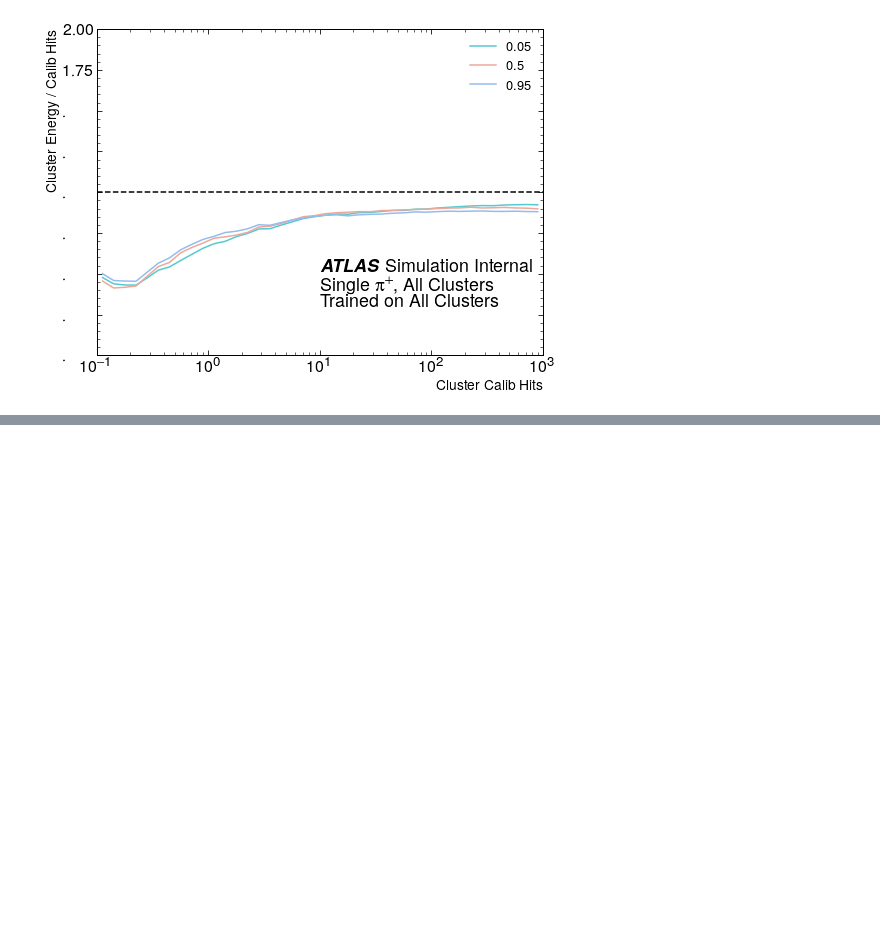
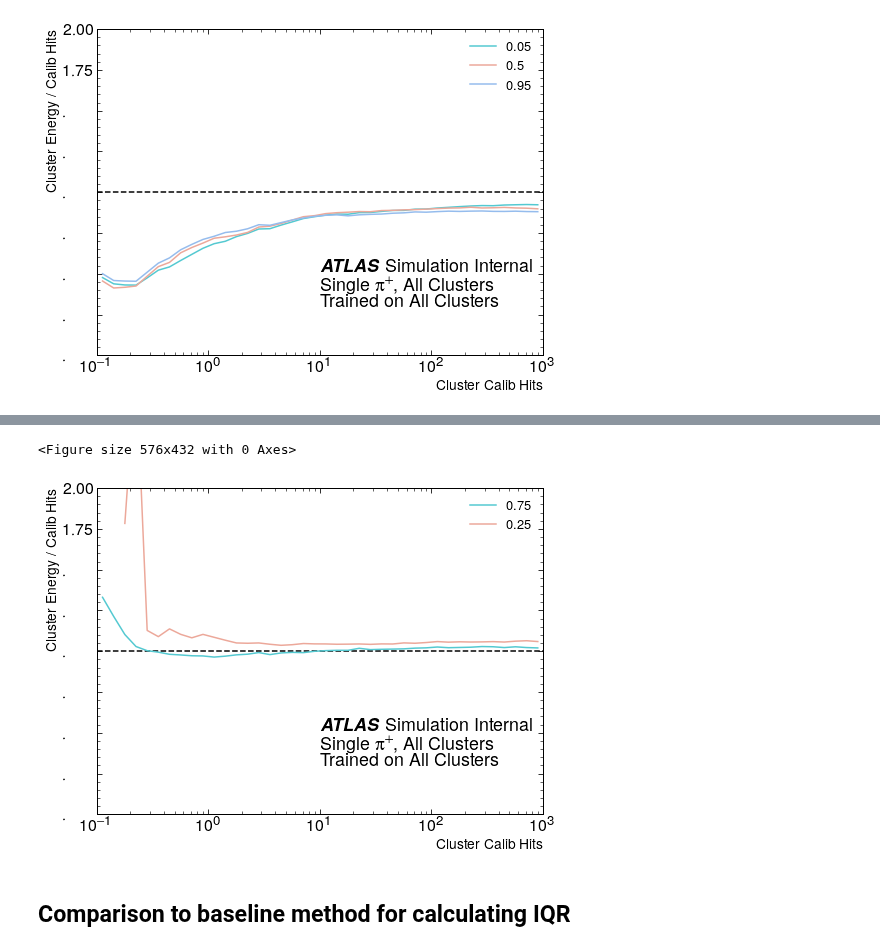
Before and after one commit to russbate42/UBCPionML, a Jupyter notebook: regression/regression-resolution.ipynb, the cells around one changed output, grey strips where cells are left out. Cells and saved outputs as stored; diff of their text form; code cells hidden in the pictures; blank space fills up the shorter version.

```diff
--- a/regression/regression-resolution.ipynb
+++ b/regression/regression-resolution.ipynb
@@ -267,0 +361,14 @@ pu.lineOverlay(xcenter=xcenter, lines = regQuant,
+# %%
+pu.lineOverlay(xcenter=xcenter, lines = orderedQuant,
+                labels = [str(q) for q in [0.75,0.25]],
+                xlabel = 'Cluster Calib Hits', ylabel = 'Cluster Energy / Calib Hits',
+                figfile = plotpath + "ordered_overlay.pdf",
+                extra_lines = [[[0.1,1000],[1,1]]],
+                atlas_x = 0.5, atlas_y = 0.3, simulation = True,
+                textlist = [{'x': 0.5, 'y': 0.2, 'text': 'Single $\pi^{+}$, All Clusters'},
+                                  {'x': 0.5, 'y': 0.15, 'text': 'Trained on All Clusters'}])
+# %% [output]
+<Figure size 576x432 with 0 Axes>
+[figure, added]
+# %% [markdown]
+## Comparison to baseline method for calculating IQR
```
Also changed, not shown: parts of 12 cells of this notebook.
